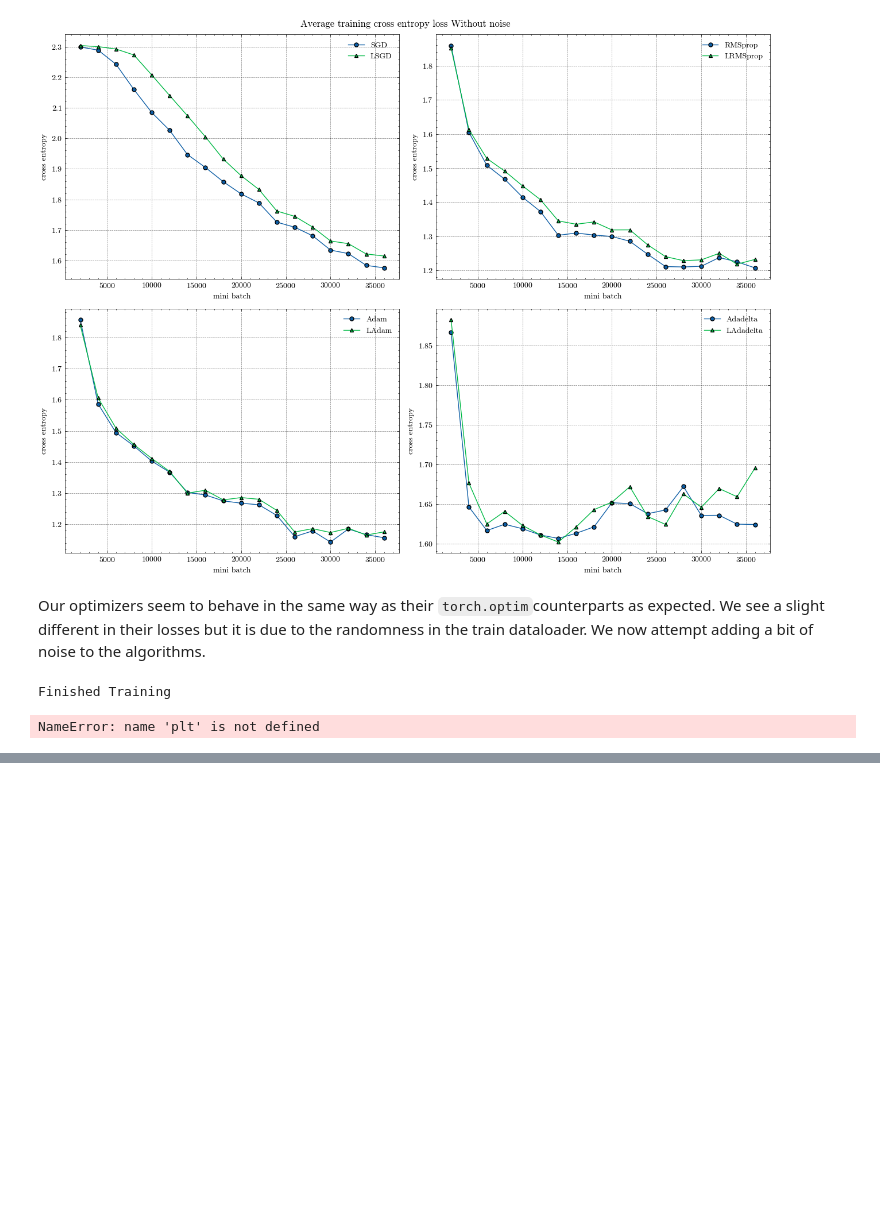
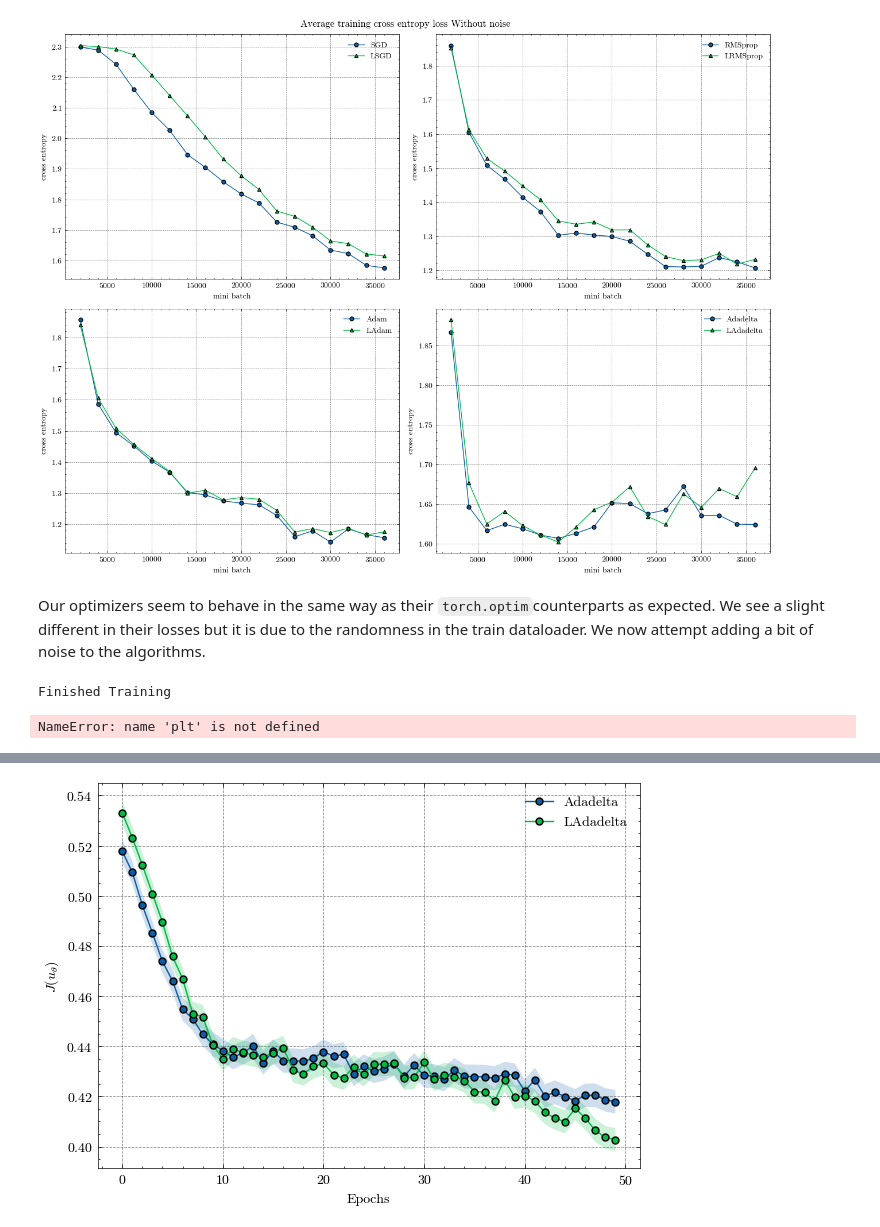
Before and after one commit to SaadSouilmi/Langevin-algorithms-for-deep-stochastic-control, a Jupyter notebook: Notebook.ipynb, the cells around one changed output, grey strips where cells are left out. Cells and saved outputs as stored; diff of their text form; code cells hidden in the pictures; blank space fills up the shorter version.

```diff
--- a/Notebook.ipynb
+++ b/Notebook.ipynb
@@ -502,0 +625,31 @@ X, u = ocp.sample_traj(1)
+# %%
+ocp = Fishing(
+    N_euler=50,
+    kappa=kappa,
+)
+ocp.set_control(control, multiple_controls=False)
+ladadelta = LAdadelta(ocp.control.parameters(), lr=5e-1, sigma=1e-2)
+scheduler = optim.lr_scheduler.StepLR(ladadelta, step_size=modify_until, gamma=factor)
+epochs = 50
+
+train_loss_ladadelta, test_loss_ladadelta, test_ci_ladadelta = train(
+    ocp,
+    ladadelta,
+    scheduler,
+    "Adadelta",
+    epochs,
+    train_size,
+    test_size,
+    train_batch,
+    test_batch,
+)
+# %%
+plot_langevin_loss(
+    test_loss_adadelta,
+    test_ci_adadelta,
+    test_loss_ladadelta,
+    test_ci_ladadelta,
+    name="Adadelta",
+)
+# %% [output]
+[figure, added]
```
Also changed, not shown: parts of 29 cells of this notebook, 4 other files.
